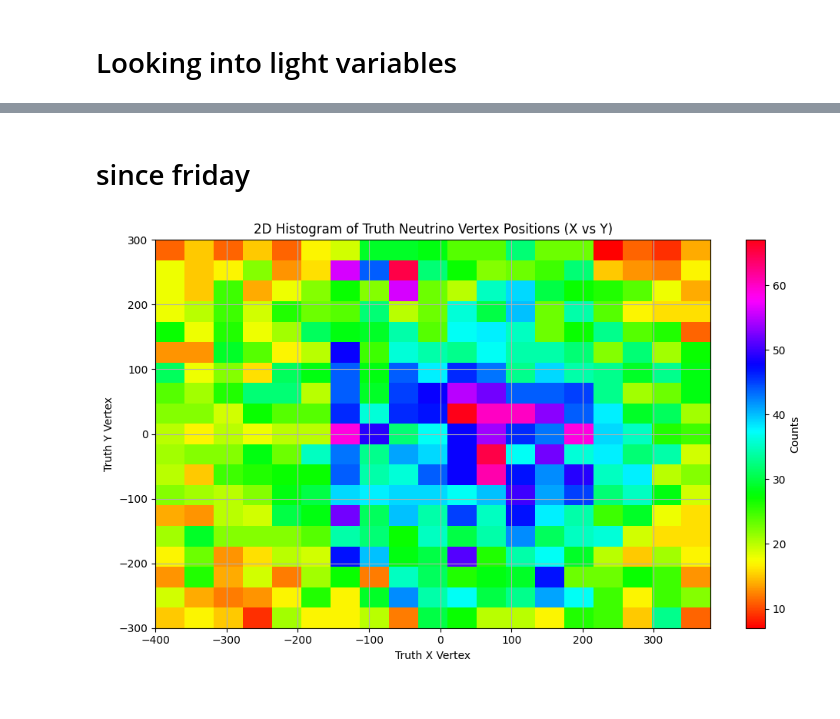
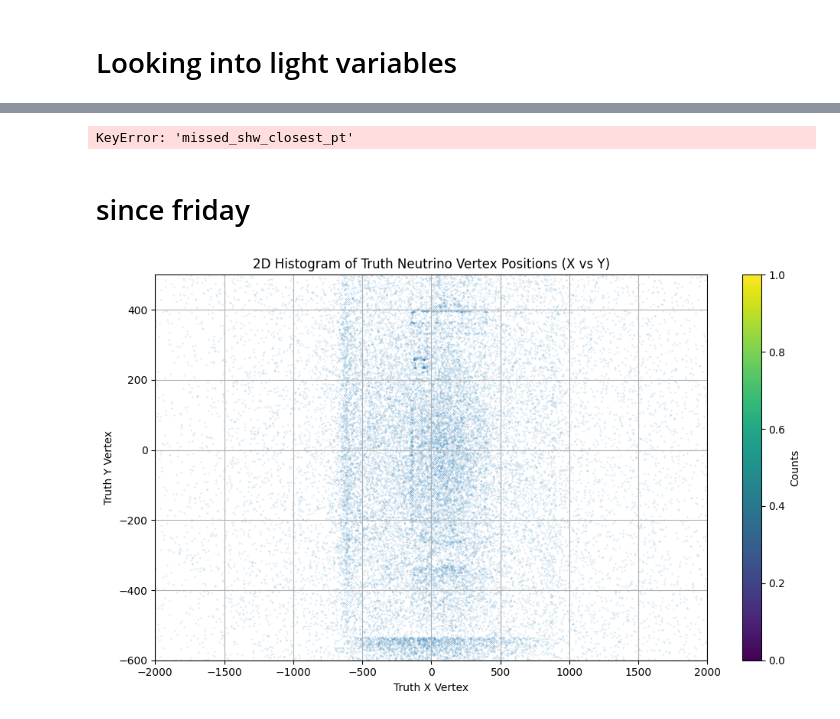
Before and after one commit to kpulido444/REU_uboone_photon_rejection, a Jupyter notebook: SUPRISE_with_blips.ipynb, the cells around one changed output, grey strips where cells are left out. Cells and saved outputs as stored; diff of their text form; code cells hidden in the pictures.

```diff
--- a/SUPRISE_with_blips.ipynb
+++ b/SUPRISE_with_blips.ipynb
@@ -605,6 +577,12 @@ def get_vtx_and_true_gamma_info(f, num_events):
     true_gamma_pairconversion_xs = []
     true_gamma_pairconversion_ys = []
     true_gamma_pairconversion_zs = []
+
+    true_gamma_pairconversion_pxs = []
+    true_gamma_pairconversion_pys = []
+    true_gamma_pairconversion_pzs = []
+    true_gamma_pairconversion_engys = []
+
     true_num_gamma_pairconvert = []
     true_num_gamma_pairconvert_in_FV = []
     true_num_gamma_pairconvert_in_FV_20_MeV = []
@@ -622,6 +600,12 @@ def get_vtx_and_true_gamma_info(f, num_events):
         curr_true_gamma_pairconversion_xs = []
         curr_true_gamma_pairconversion_ys = []
         curr_true_gamma_pairconversion_zs = []
+
+        curr_true_gamma_pairconversion_pxs = []
+        curr_true_gamma_pairconversion_pys = []
+        curr_true_gamma_pairconversion_pzs = []
+        curr_true_gamma_pairconversion_engys = []
+
         curr_original_momentum = []
         curr_true_num_gamma_pairconvert = 0
         curr_true_num_gamma_pairconvert_in_FV = 0
@@ -655,6 +639,9 @@ def get_vtx_and_true_gamma_info(f, num_events):
             if wc_geant_dic["truth_id"][event_i][i] in primary_or_pi0_gamma_ids: # pi0/primary -> gamma
 
                 original_gamma_energy = wc_geant_dic["truth_startMomentum"][event_i][i][3]
+                px = wc_geant_dic["truth_startMomentum"][event_i][i][0]
+                py = wc_geant_dic["truth_startMomentum"][event_i][i][1]
+                pz = wc_geant_dic["truth_startMomentum"][event_i][i][2]
                 cumulative_deposited_energy = 0
                 curr_id = wc_geant_dic["truth_id"][event_i][i]
                 # loop until we deposit enough charged energy, or run out of daughters
@@ -695,6 +682,14 @@ def get_vtx_and_true_gamma_info(f, num_events):
                     curr_true_gamma_pairconversion_xs.append(wc_geant_dic["truth_startXYZT"][event_i][descendants_indices[0]][0])
                     curr_true_gamma_pairconversion_ys.append(wc_geant_dic["truth_startXYZT"][event_i][descendants_indices[0]][1])
                     curr_true_gamma_pairconversion_zs.append(wc_geant_dic["truth_startXYZT"][event_i][descendants_indices[0]][2])
+
+                    curr_true_gamma_pairconversion_pxs.append(wc_geant_dic["truth_startMomentum"][event_i][descendants_indices[0]][0])
+                    curr_true_gamma_pairconversion_pys.append(wc_geant_dic["truth_startMomentum"][event_i][descendants_indices[0]][1])
+                    curr_true_gamma_pairconversion_pzs.append(wc_geant_dic["truth_startMomentum"][event_i][descendants_indices[0]][2])
+                    curr_true_gamma_pairconversion_engys.append(wc_geant_dic["truth_startMomentum"][event_i][descendants_indices[0]][3])
+
+
+
                     curr_true_num_gamma_pairconvert += 1
 
                     if -1 < curr_true_gamma_pairconversion_xs[-1] <= 254.3 and -115.0 < curr_true_gamma_pairconversion_ys[-1] <= 117.0 and 0.6 < curr_true_gamma_pairconversion_zs[-1] <= 1036.4:
@@ -709,6 +704,13 @@ def get_vtx_and_true_gamma_info(f, num_events):
         true_gamma_pairconversion_xs.append(curr_true_gamma_pairconversion_xs)
         true_gamma_pairconversion_ys.append(curr_true_gamma_pairconversion_ys)
         true_gamma_pairconversion_zs.append(curr_true_gamma_pairconversion_zs)
+
+        true_gamma_pairconversion_pxs.append(curr_true_gamma_pairconversion_pxs)
+        true_gamma_pairconversion_pys.append(curr_true_gamma_pairconversion_pys)
+        true_gamma_pairconversion_pzs.append(curr_true_gamma_pairconversion_pzs)
+        true_gamma_pairconversion_engys.append(curr_true_gamma_pairconversion_engys)
+
+
         true_num_gamma_pairconvert.append(curr_true_num_gamma_pairconvert)
         true_num_gamma_pairconvert_in_FV.append(curr_true_num_gamma_pairconvert_in_FV)
         true_num_gamma_pairconvert_in_FV_20_MeV.append(curr_true_num_gamma_pairconvert_in_FV_20_MeV)
@@ -720,6 +722,12 @@ def get_vtx_and_true_gamma_info(f, num_events):
     true_gamma_info_df["true_gamma_pairconversion_xs"] = true_gamma_pairconversion_xs
     true_gamma_info_df["true_gamma_pairconversion_ys"] = true_gamma_pairconversion_ys
     true_gamma_info_df["true_gamma_pairconversion_zs"] = true_gamma_pairconversion_zs
+
+    true_gamma_info_df["true_gamma_pairconversion_pxs"] = true_gamma_pairconversion_pxs
+    true_gamma_info_df["true_gamma_pairconversion_pys"] = true_gamma_pairconversion_pys
+    true_gamma_info_df["true_gamma_pairconversion_pzs"] = true_gamma_pairconversion_pzs
+    true_gamma_info_df["true_gamma_pairconversion_engys"] = true_gamma_pairconversion_engys
+
     true_gamma_info_df["true_num_gamma_pairconvert"] = true_num_gamma_pairconvert
     true_gamma_info_df["true_num_gamma_pairconvert_in_FV"] = true_num_gamma_pairconvert_in_FV
     true_gamma_info_df["true_num_gamma_pairconvert_in_FV_20_MeV"] = true_num_gamma_pairconvert_in_FV_20_MeV
@@ -735,6 +743,9 @@ def get_vtx_and_true_gamma_info(f, num_events):
 true_nu_vtx, reco_nu_vtx, true_gamma_info_df = get_vtx_and_true_gamma_info(f, wc_df.shape[0])
 _, _, true_gamma_dirt_df = get_vtx_and_true_gamma_info(fdirt, dirt_df.shape[0])
 _, _, true_gamma_nu_df = get_vtx_and_true_gamma_info(fnu, nu_df.shape[0])
+
+
+true_gamma_all_df = pd.concat([true_gamma_dirt_df, true_gamma_nu_df], axis=0, ignore_index=True)
 # %% [output]
 getting true gamma information
 getting true gamma information
@@ -1341,13 +1552,13 @@ print(np.sum(neutrino_inside), np.shape(neutrino_inside))
 # %%
 # identify PMTs near closest point / expected exit point
 
-meas_pmt_array = pmt_df['flash_pe_flash_matching_v'].to_numpy()
-pred_pmt_array = pmt_df["slice_pe_flash_matching_v"].to_numpy()
+meas_pmt_array = all_df['flash_pe_flash_matching_v'].to_numpy()
+pred_pmt_array = all_df["slice_pe_flash_matching_v"].to_numpy()
 
 event_id = 3098
 
-closest_points = wc_df['missed_shw_closest_pt'].to_numpy()
-vtx_inside = wc_df["truth_vtxInside"]
+closest_points = all_df['missed_shw_closest_pt'].to_numpy()
+vtx_inside = all_df["truth_vtxInside"]
 
 pmt_point_distances_dic = {}
 for pmt_id in range(32):
@@ -1386,6 +1597,8 @@ for i in range(len(missed_shw_events)):
 
 print(np.average(inside))
 print(np.average(outside))
+# %% [output]
+KeyError: 'missed_shw_closest_pt'
 # %% [markdown]
 # since friday
 # %%
@@ -1401,25 +1613,27 @@ print(np.average(outside))
 # %%
 # position spread of neutrino vertex for each event subset
 
 true_nu_xs = true_gamma_dirt_df['true_nu_vtx_x'].to_numpy()
 true_nu_ys = true_gamma_dirt_df['true_nu_vtx_y'].to_numpy()
 true_nu_zs = true_gamma_info_df['true_nu_vtx_z'].to_numpy()
 
 #x_bins = np.linspace(np.min(true_nu_xs),np.max(true_nu_xs), 50)
 #y_bins = np.linspace(np.min(true_nu_ys), np.max(true_nu_ys), 50)
 
 x_bins = np.linspace(-400,380, 20)
 y_bins = np.linspace(-300, 300, 20)
 
 plt.figure(figsize=(10, 6))
-plt.hist2d(true_nu_xs,true_nu_ys, bins=[x_bins, y_bins], cmap='hsv')
+plt.scatter(true_nu_xs, true_nu_ys, s=.01, )
 
 plt.colorbar(label='Counts')
 plt.xlabel('Truth X Vertex')
+plt.ylim(-600, 500)
+plt.xlim(-2000, 2000)
 plt.ylabel('Truth Y Vertex')
 plt.title('2D Histogram of Truth Neutrino Vertex Positions (X vs Y)')
 plt.grid(True)
 plt.tight_layout()
 plt.show()
 # %% [output]
-[figure, old version]
+[figure, new version]
```
Also changed, not shown: parts of 19 cells of this notebook, 1 other file.
